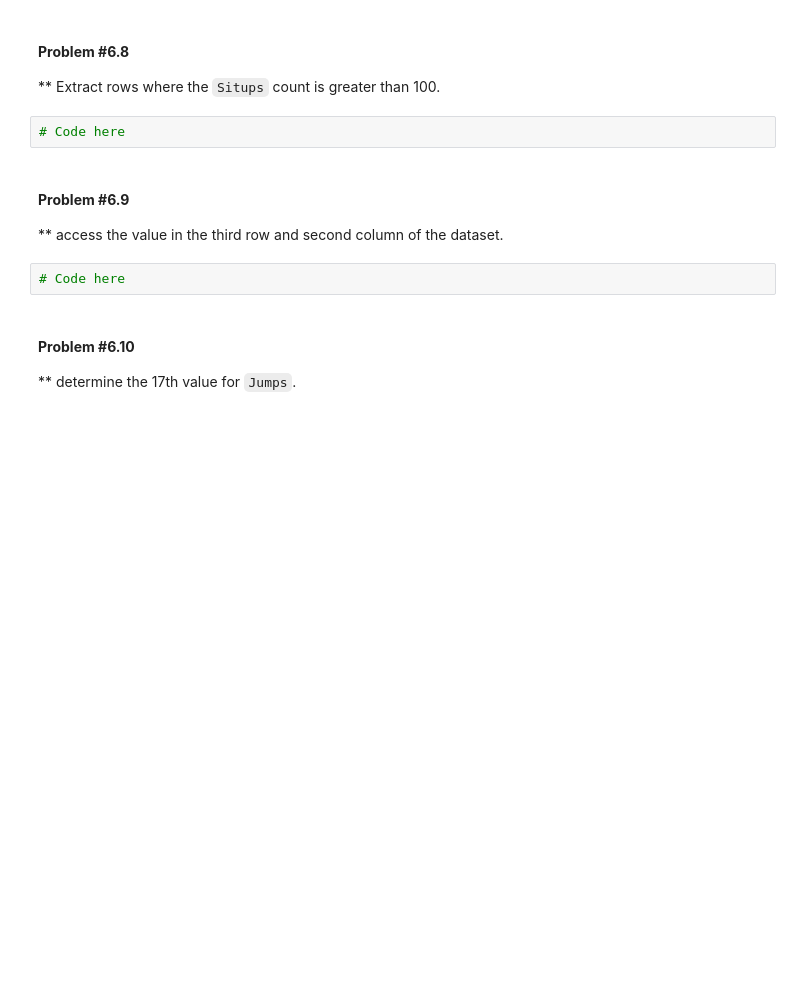
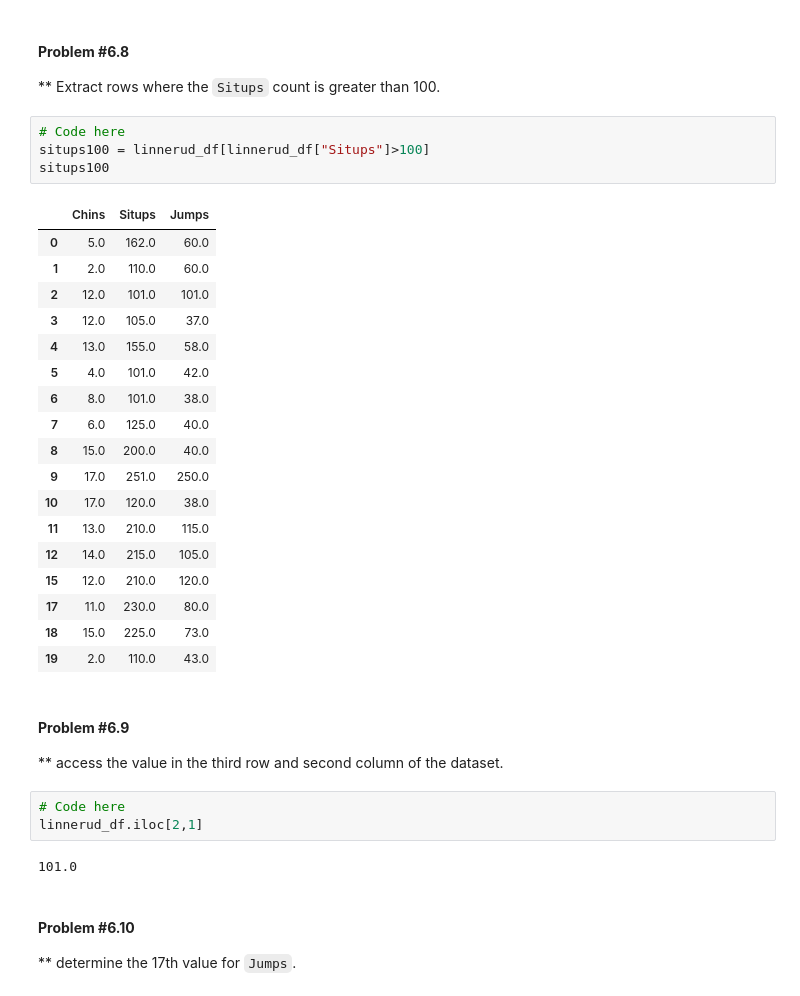
Before and after one commit to Gnuance/Comsc240-LabPandas2, a Jupyter notebook: Pandas_Dataset_Analysis_Lab_Notebook.ipynb, the cells around one changed output. Cells and saved outputs as stored; diff of their text form; blank space fills up the shorter version.

```diff
--- a/Pandas_Dataset_Analysis_Lab_Notebook.ipynb
+++ b/Pandas_Dataset_Analysis_Lab_Notebook.ipynb
@@ -651,12 +731,36 @@ linnerud_df.iloc[11:15]
 ** Extract rows where the `Situps` count is greater than 100.
 # %%
 # Code here
+situps100 = linnerud_df[linnerud_df["Situps"]>100]
+situps100
+# %% [output]
+|  | Chins | Situps | Jumps |
+| 0 | 5.0 | 162.0 | 60.0 |
+| 1 | 2.0 | 110.0 | 60.0 |
+| 2 | 12.0 | 101.0 | 101.0 |
+| 3 | 12.0 | 105.0 | 37.0 |
+| 4 | 13.0 | 155.0 | 58.0 |
+| 5 | 4.0 | 101.0 | 42.0 |
+| 6 | 8.0 | 101.0 | 38.0 |
+| 7 | 6.0 | 125.0 | 40.0 |
+| 8 | 15.0 | 200.0 | 40.0 |
+| 9 | 17.0 | 251.0 | 250.0 |
+| 10 | 17.0 | 120.0 | 38.0 |
+| 11 | 13.0 | 210.0 | 115.0 |
+| 12 | 14.0 | 215.0 | 105.0 |
+| 15 | 12.0 | 210.0 | 120.0 |
+| 17 | 11.0 | 230.0 | 80.0 |
+| 18 | 15.0 | 225.0 | 73.0 |
+| 19 | 2.0 | 110.0 | 43.0 |
 # %% [markdown]
 #### **Problem #6.9**
 
 ** access the value in the third row and second column of the dataset.
 # %%
 # Code here
+linnerud_df.iloc[2,1]
+# %% [output]
+101.0
 # %% [markdown]
 #### **Problem #6.10**
 
```
Also changed, not shown: parts of 11 cells of this notebook.
